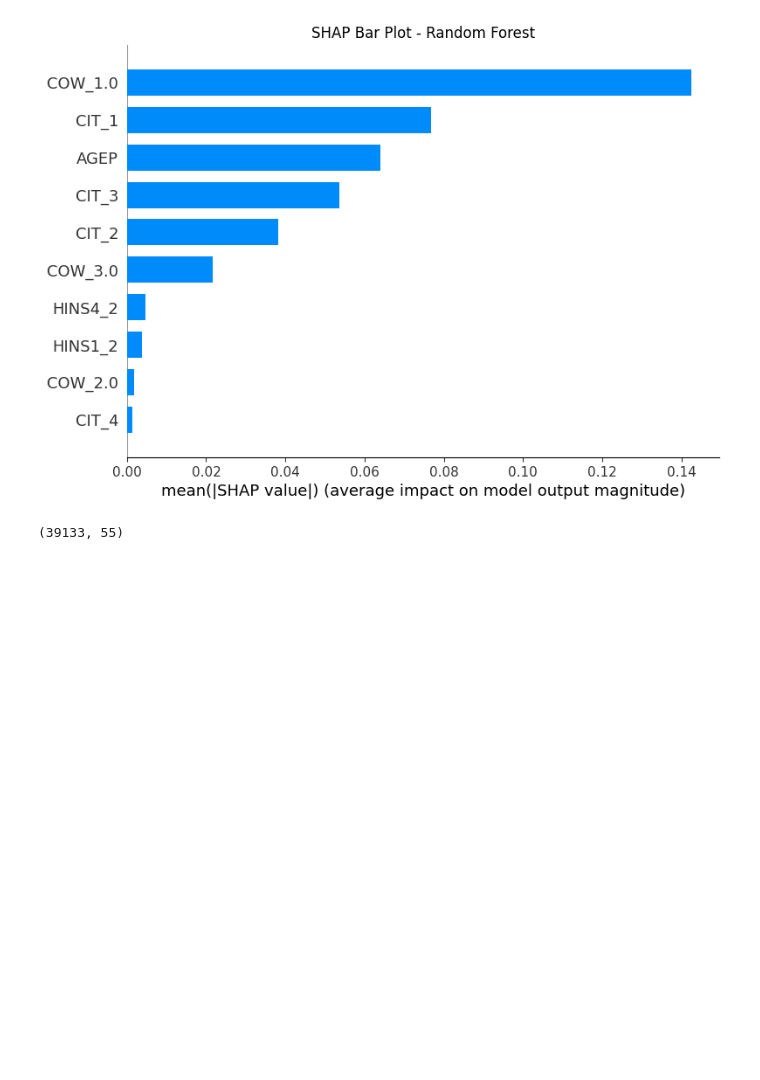
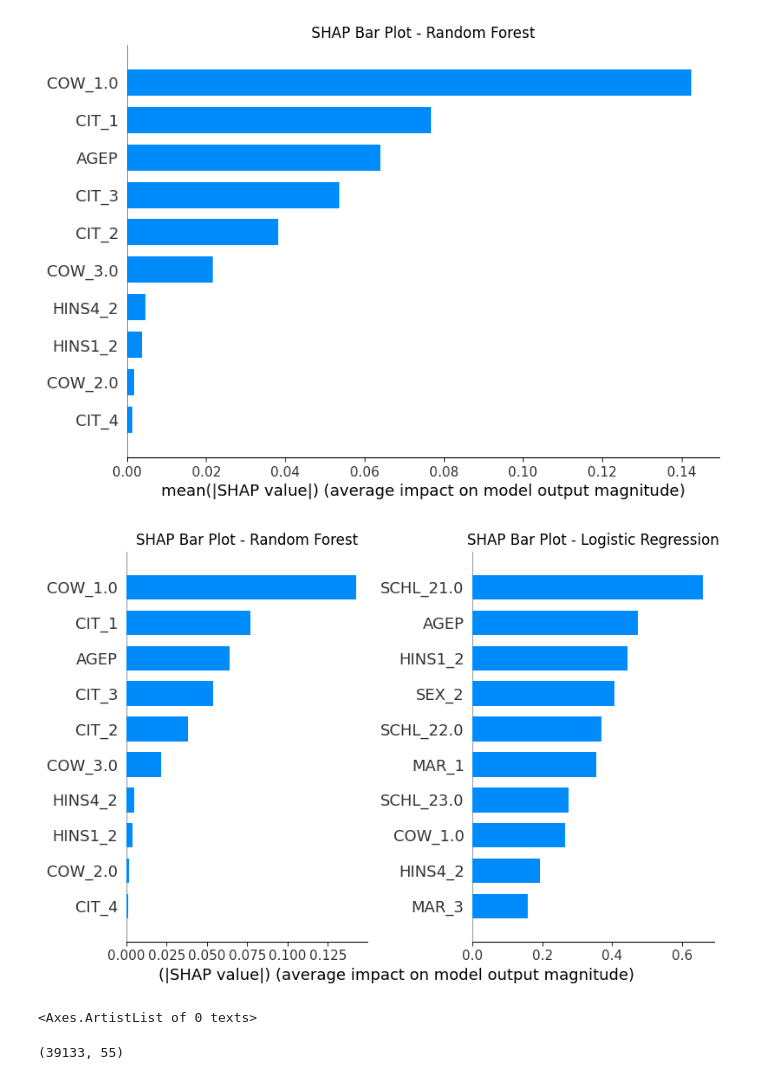
Before and after one commit to PHILIPWins/Algorithmic_Fairness, a Jupyter notebook: Assignment1/afae24-assignment-01-oleg - Philip.ipynb, the cells around one changed output. Drawn from its saved outputs; the diff is of its cells as text; code cells hidden in the pictures; blank space fills up the shorter version.

```diff
--- a/Assignment1/afae24-assignment-01-oleg - Philip.ipynb
+++ b/Assignment1/afae24-assignment-01-oleg - Philip.ipynb
@@ -567,6 +567,41 @@ plt.title("SHAP Bar Plot - Random Forest")
 plt.show()
 # %% [output]
 [figure]
+# %%
+import matplotlib.pyplot as plt
+import shap
+
+fig, axes = plt.subplots(1, 2, figsize=(10, 2))
+
+# Assuming clf is your trained model and X_train, X_test are defined
+explainer_clf = shap.TreeExplainer(clf, feature_names=X_train.columns)
+shap_values_clf = explainer_clf.shap_values(X_test, y_test)
+
+X_test_f_sample = shap.sample(X_test_f, 500)
+
+# Plot SHAP values for Logistic Regression
+shap.summary_plot(shap_values_log, X_test, plot_type="bar", show=False, max_display=10, feature_names=X_test.columns)
+plt.title("SHAP Bar Plot - Logistic Regression")
+plt.xlabel("")
+plt.sca(axes[0])
+#axes[0] = ""
+
+# Plot SHAP values for Random Forest
+shap.summary_plot(shap_values_clf[0], X_test, plot_type="bar", show=False, max_display=10, feature_names=X_test.columns)
+plt.title("SHAP Bar Plot - Random Forest")
+plt.xlabel("")
+plt.xlabel("                                                            (|SHAP value|) (average impact on model output magnitude)")
+plt.sca(axes[1])
+
+
+plt.tight_layout()
+plt.show()
+# %% [output]
+[figure, added]
+# %%
+print(axes[1].texts)
+# %% [output]
+<Axes.ArtistList of 0 texts>
 # %%
 #explanation.values
 # %%
```
